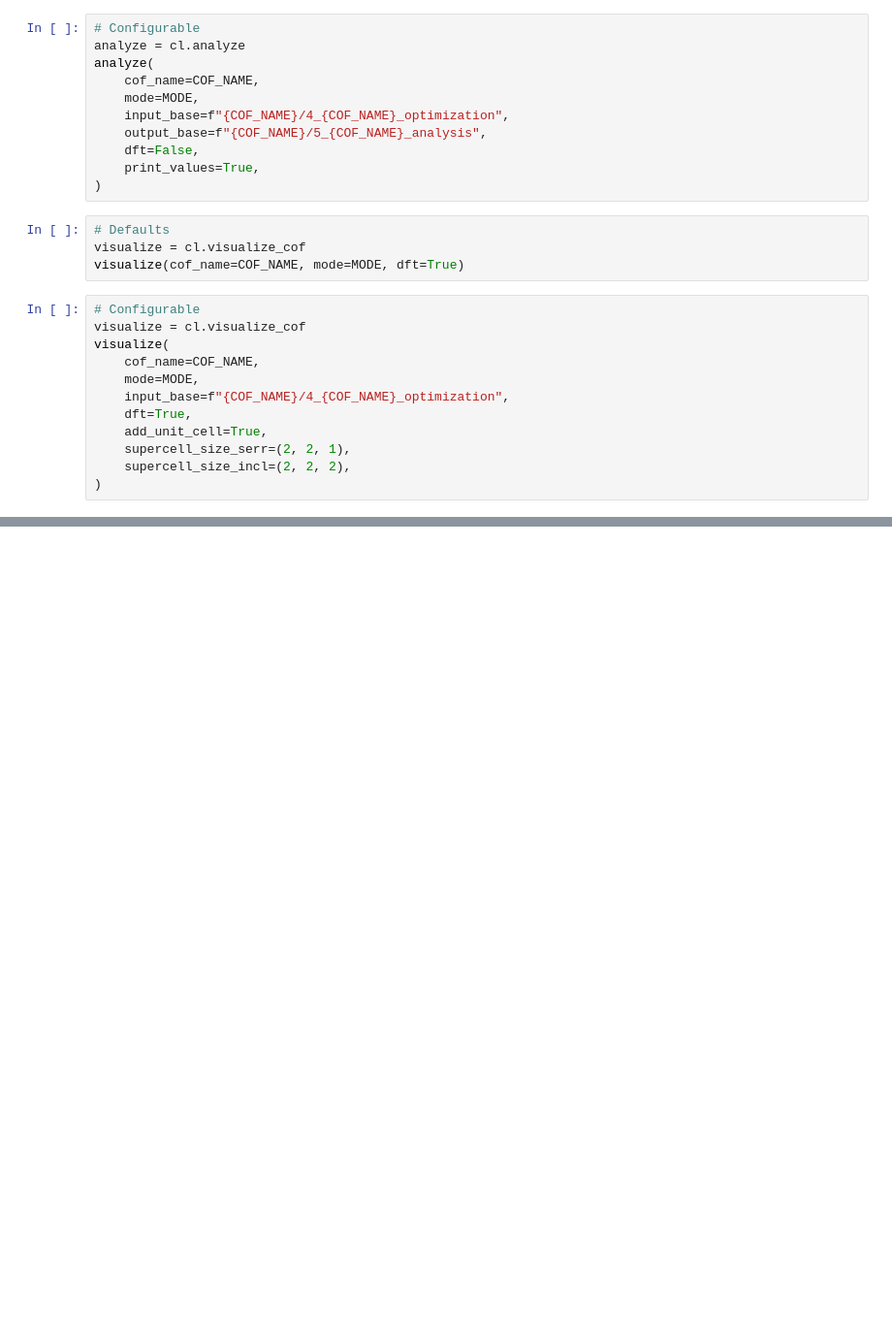
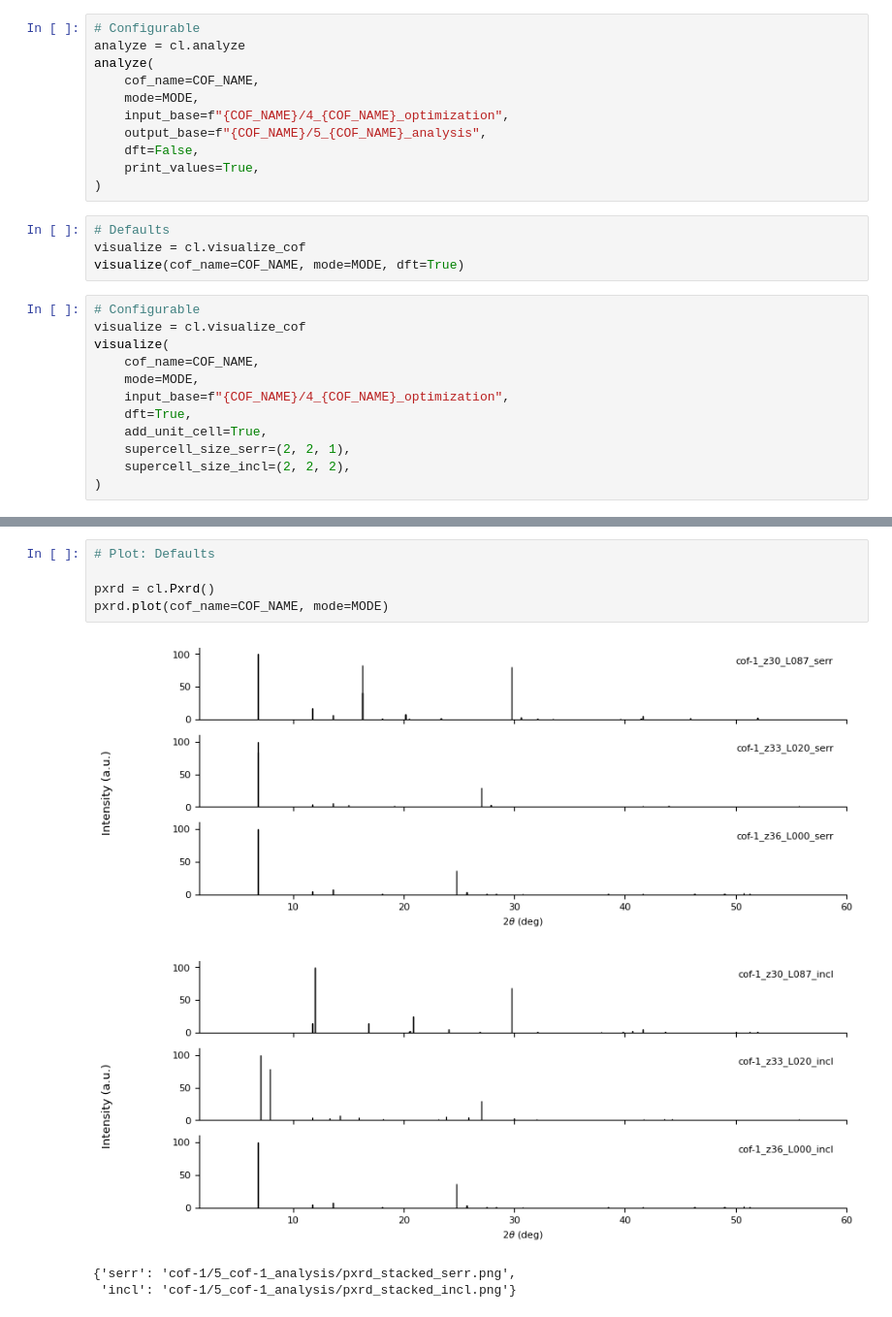
Before and after one commit to GregorLauter/COF-Landscaper, a Jupyter notebook: examples/COF-1/0_all/cof-landscaper.ipynb, the cells around one changed output, grey strips where cells are left out. Shown at 97% size. Drawn from its saved outputs; the diff is of its cells as text; blank space fills up the shorter version.

Commit message:
updated default behavior and added pxrd parameter description

```diff
--- a/examples/COF-1/0_all/cof-landscaper.ipynb
+++ b/examples/COF-1/0_all/cof-landscaper.ipynb
@@ -854,0 +967,10 @@ pxrd.plot(
+# %%
+# Plot: Defaults
+
+pxrd = cl.Pxrd()
+pxrd.plot(cof_name=COF_NAME, mode=MODE)
+# %% [output]
+[figure, added]
+[figure, added]
+{'serr': 'cof-1/5_cof-1_analysis/pxrd_stacked_serr.png',
+ 'incl': 'cof-1/5_cof-1_analysis/pxrd_stacked_incl.png'}
```
Also changed, not shown: parts of 24 cells of this notebook, 32 other files.
